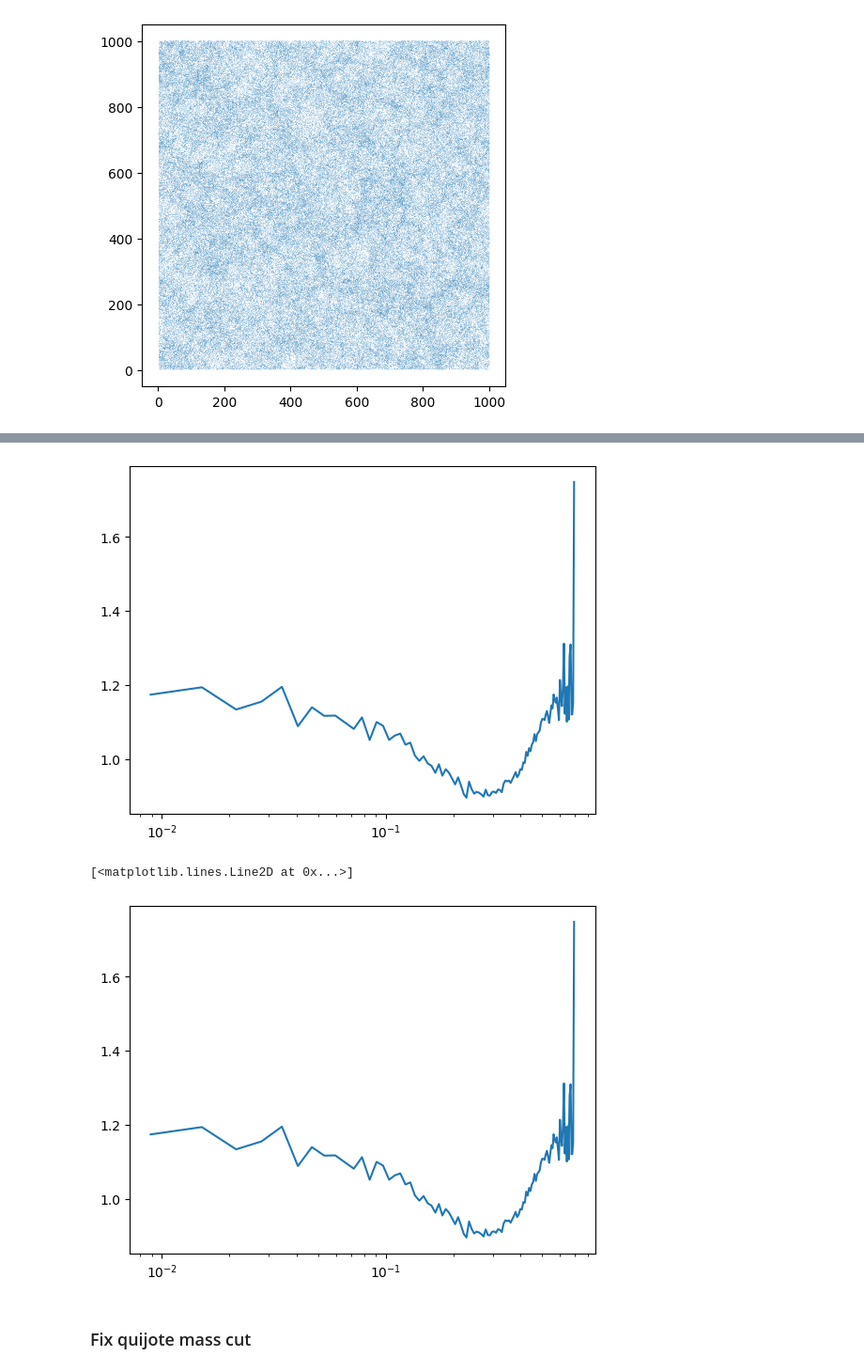
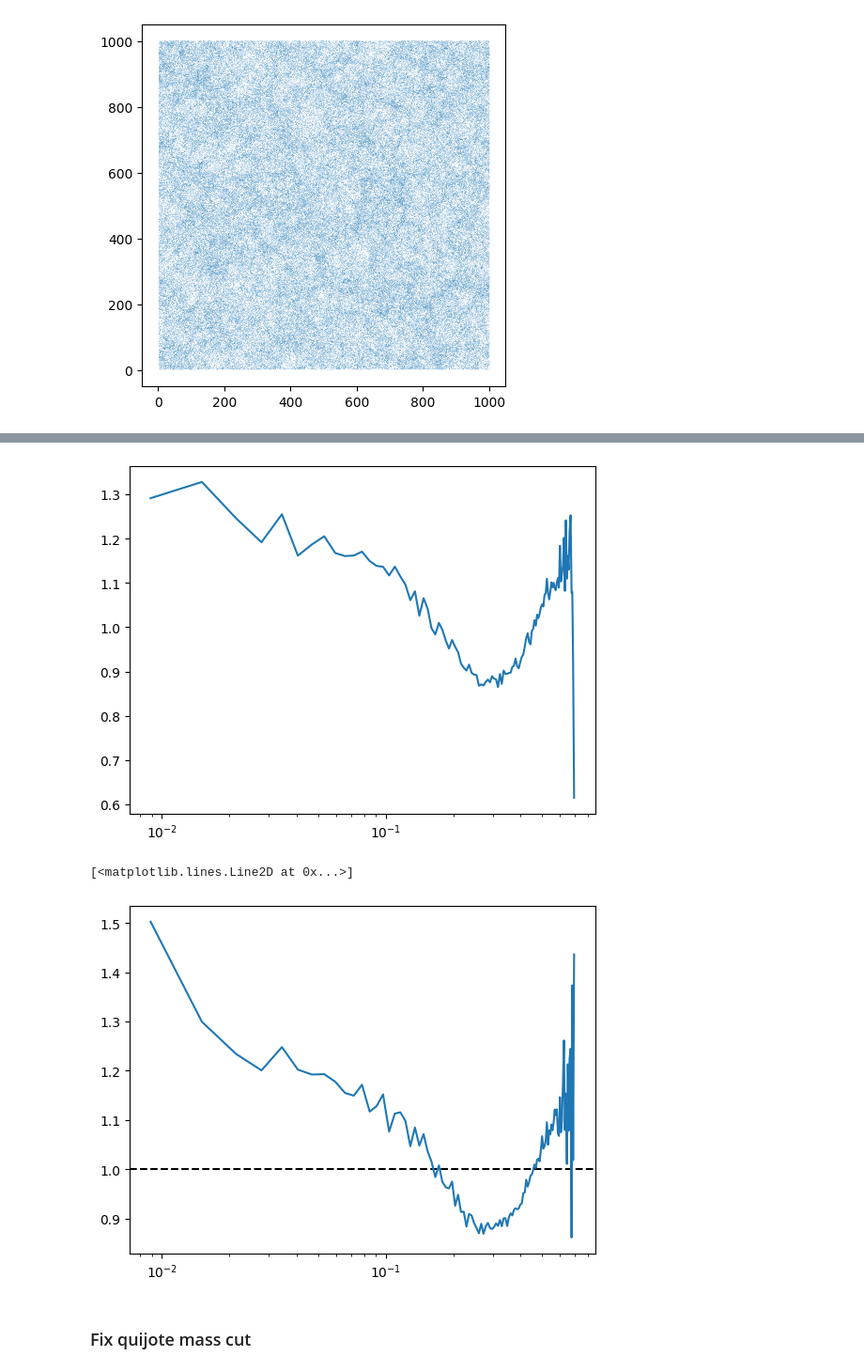
Before and after one commit to maho3/ltu-gobig, a Jupyter notebook: experiments/quijotelike/inference_quijote.ipynb, the cells around one changed output, grey strips where cells are left out. Shown at 94% size. Cells and saved outputs as stored; diff of their text form; code cells hidden in the pictures.

```diff
--- a/experiments/quijotelike/inference_quijote.ipynb
+++ b/experiments/quijotelike/inference_quijote.ipynb
@@ -195,0 +211,7 @@ INFO:root:It took 163.05181765556335 seconds to train models.
+# %%
+# plot loss functions
+f, ax = plt.subplots()
+for kmax in kmaxs:
+    ax.plot(summaries[kmax][0]['validation_log_probs'], label=f'kmax={kmax}')
+ax.set(xlabel='Epoch', ylabel='Validation log prob', title='Validation log prob')
+ax.legend()
@@ -282,17 +317,19 @@ from cmass.bias.apply_hod import load_snapshot
 from cmass.bias.rho_to_halo import save_snapshot
 # %%
 # Train suite
-suite = 'charm_1gpch_z0.5'
-sim = 'borgpm'
+suite = 'quijotelike'
+sim = 'fastpm'
 L, N = 1000, 128
 
 
 from cmass.utils import get_source_path
 
 source_path = get_source_path(wdir, suite, sim, L, N, 3)
+print(source_path)
 
 af = 1/(1+0.5)
 lpos, lvel, lmass = load_snapshot(source_path, af)
+print(lpos.shape)
 with h5py.File(join(source_path, 'diag', 'halos.h5'), 'r') as f:
     a = list(f.keys())[-1]
     lkd = f[a]['Pk_k'][:]
@@ -350,12 +398,13 @@ k, qPk = calcPk(qdelta, L, MAS='NGP')
 
 plt.semilogx(k, lPk[...,0]/qPk[...,0]);
 # %% [output]
-[figure, old version]
+[figure, new version]
 # %%
+plt.axhline(1, c='k', ls='--')
 plt.semilogx(lkd, lPkd[...,0]/qPkd[...,0])
 # %% [output]
 [<matplotlib.lines.Line2D at 0x...>]
-[figure, old version]
+[figure, new version]
 # %% [markdown]
 ### Fix quijote mass cut
 # %%
```
Also changed, not shown: parts of 16 cells of this notebook, 1 other file.
